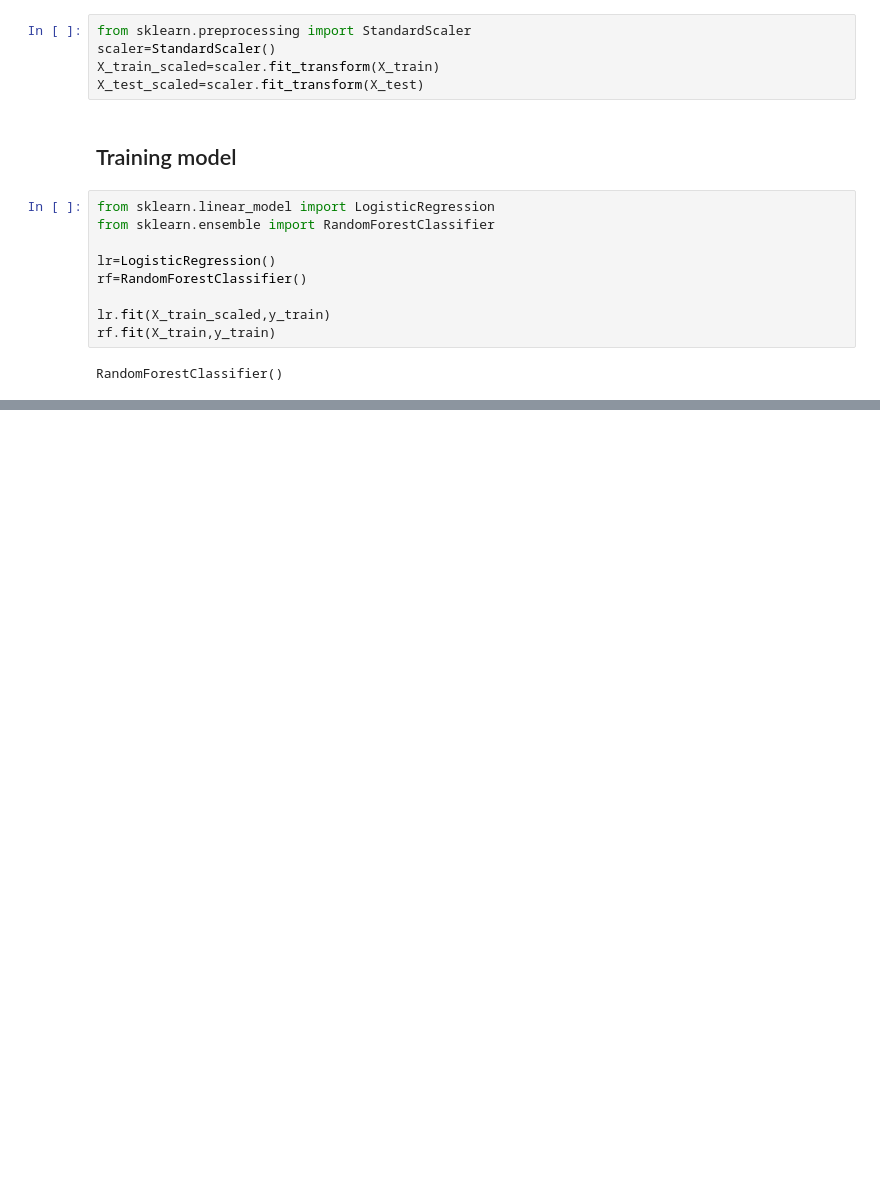
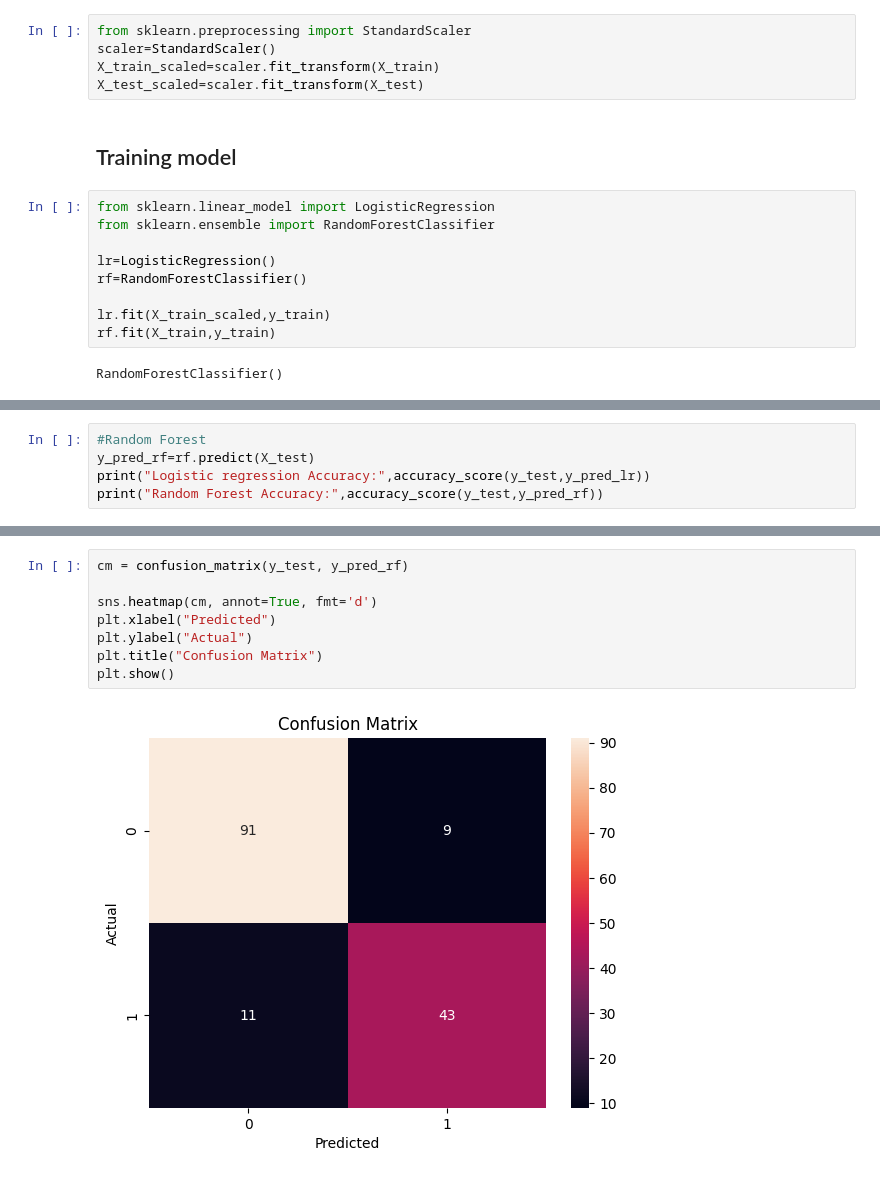
Before and after one commit to Seetharamanrs/Diabetes_Classification, a Jupyter notebook: Notebook/diabetes_analysis.ipynb, the cells around one changed output, grey strips where cells are left out. Drawn from its saved outputs; the diff is of its cells as text; blank space fills up the shorter version.

```diff
--- a/Notebook/diabetes_analysis.ipynb
+++ b/Notebook/diabetes_analysis.ipynb
@@ -155,0 +176,5 @@ RandomForestClassifier()
+# %%
+#Random Forest
+y_pred_rf=rf.predict(X_test)
+print("Logistic regression Accuracy:",accuracy_score(y_test,y_pred_lr))
+print("Random Forest Accuracy:",accuracy_score(y_test,y_pred_rf))
@@ -155,0 +198,10 @@ RandomForestClassifier()
+# %%
+cm = confusion_matrix(y_test, y_pred_rf)
+
+sns.heatmap(cm, annot=True, fmt='d')
+plt.xlabel("Predicted")
+plt.ylabel("Actual")
+plt.title("Confusion Matrix")
+plt.show()
+# %% [output]
+[figure, added]
```
Also changed, not shown: parts of 4 cells of this notebook.
